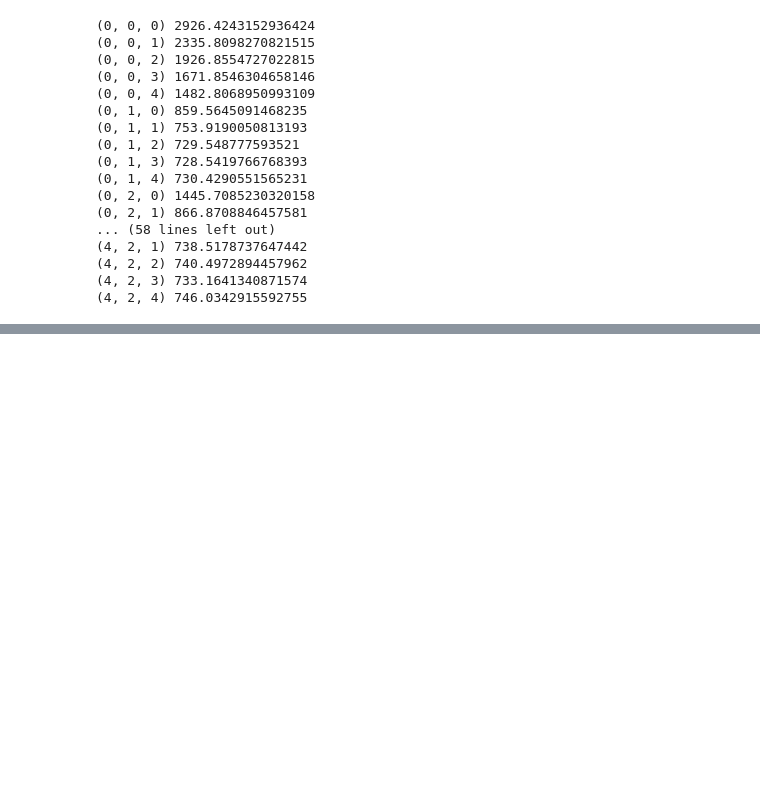
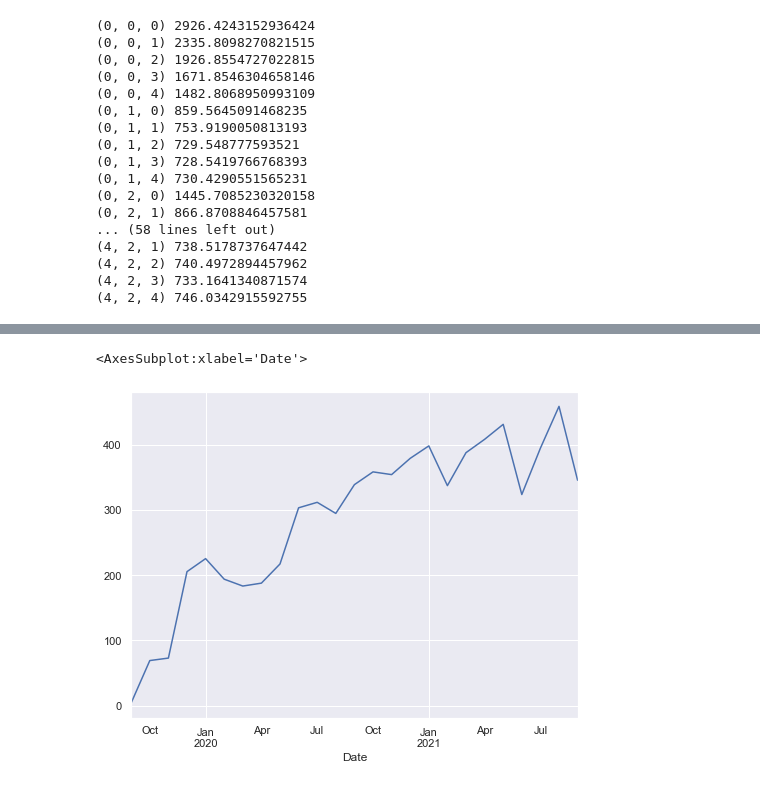
Before and after one commit to jlrosales8/D213_Time_Series_Analysis, a Jupyter notebook: Untitled.ipynb, the cells around one changed output, grey strips where cells are left out. Cells and saved outputs as stored; diff of their text form; code cells hidden in the pictures; blank space fills up the shorter version.

```diff
--- a/Untitled.ipynb
+++ b/Untitled.ipynb
@@ -292,0 +335,6 @@ NameError: name 'au_v2' is not defined
+# %%
+xdf = pd.read_csv('teleco_time_series.csv', parse_dates=['Date'], index_col=['Date'])
+# %%
+xdf = xdf.drop('Day', 1)
+# %%
+ts=xdf['Revenue'].resample('M').sum()
@@ -292,0 +361,5 @@ NameError: name 'au_v2' is not defined
+# %%
+ts.plot()
+# %% [output]
+<AxesSubplot:xlabel='Date'>
+[figure, added]
```
Also changed, not shown: parts of 39 cells of this notebook.
